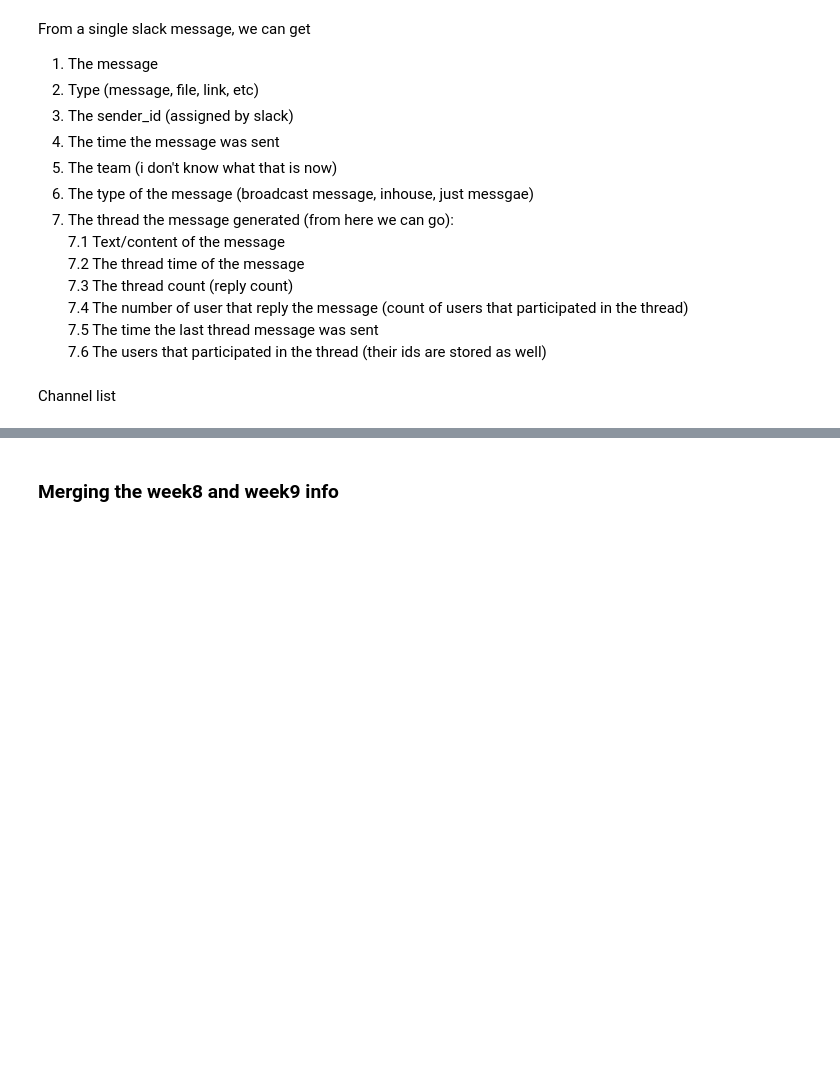
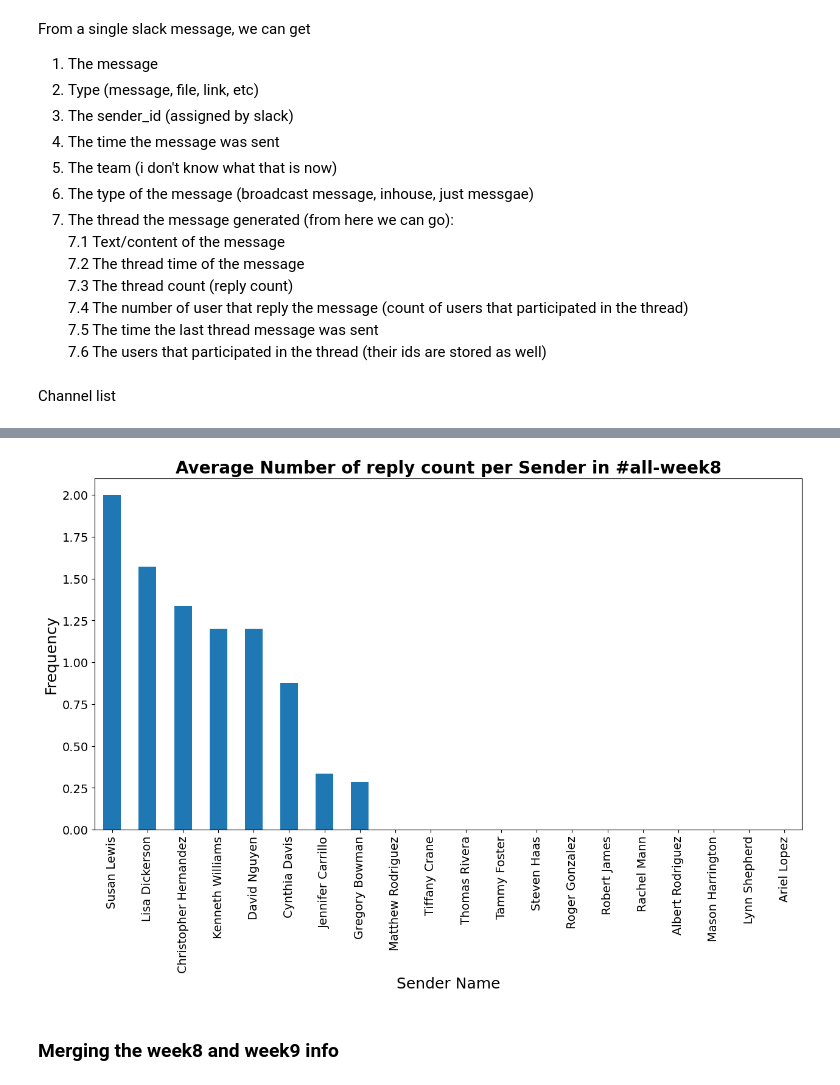
Before and after one commit to FidTCHANDO/network_analysis, a Jupyter notebook: notebooks/parse_slack_data.ipynb, the cells around one changed output, grey strips where cells are left out. Saved outputs shown, nothing was run; the diff lists cells and outputs as text; code cells hidden in the pictures; blank space fills up the shorter version.

```diff
--- a/notebooks/parse_slack_data.ipynb
+++ b/notebooks/parse_slack_data.ipynb
@@ -325,3 +300,7 @@ data_com.keys()
+# %%
+draw_avg_reply_count(data_loaded, "all-week8")
+# %% [output]
+[figure, added]
 # %%
 reaction = parse_slack_reaction("../anonymized/all-week8/", "n")
 reaction.head()
```
Also changed, not shown: parts of 10 cells of this notebook.
